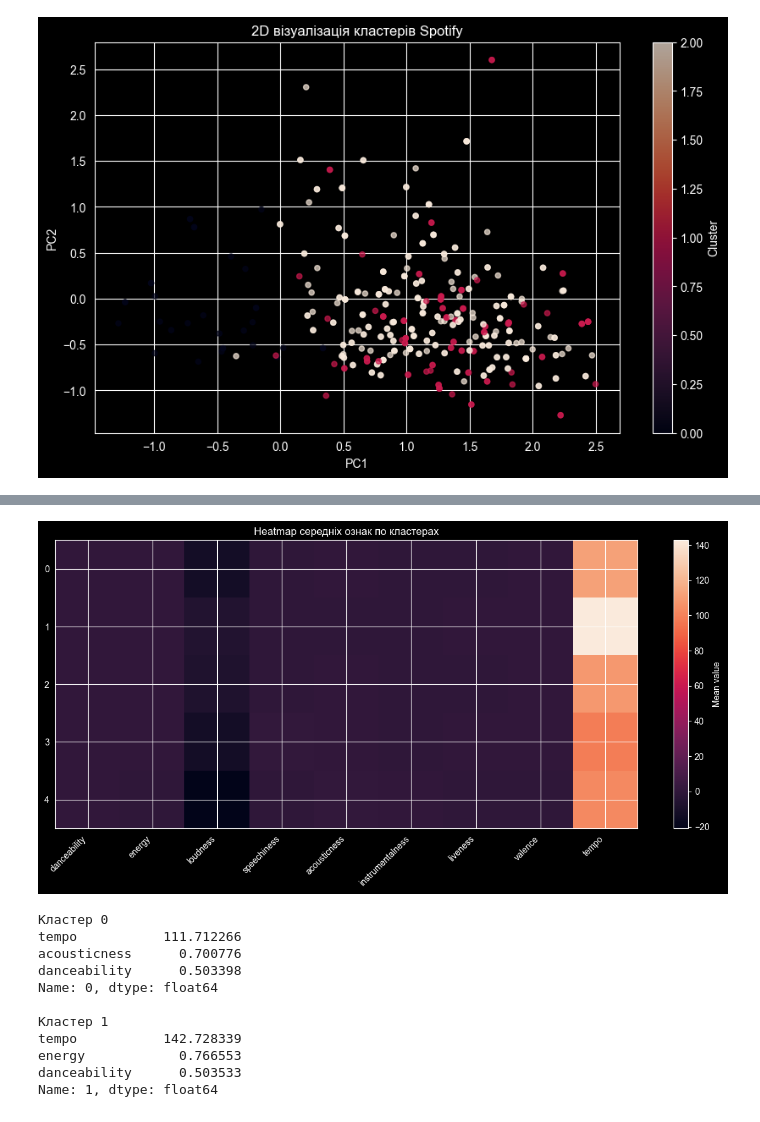
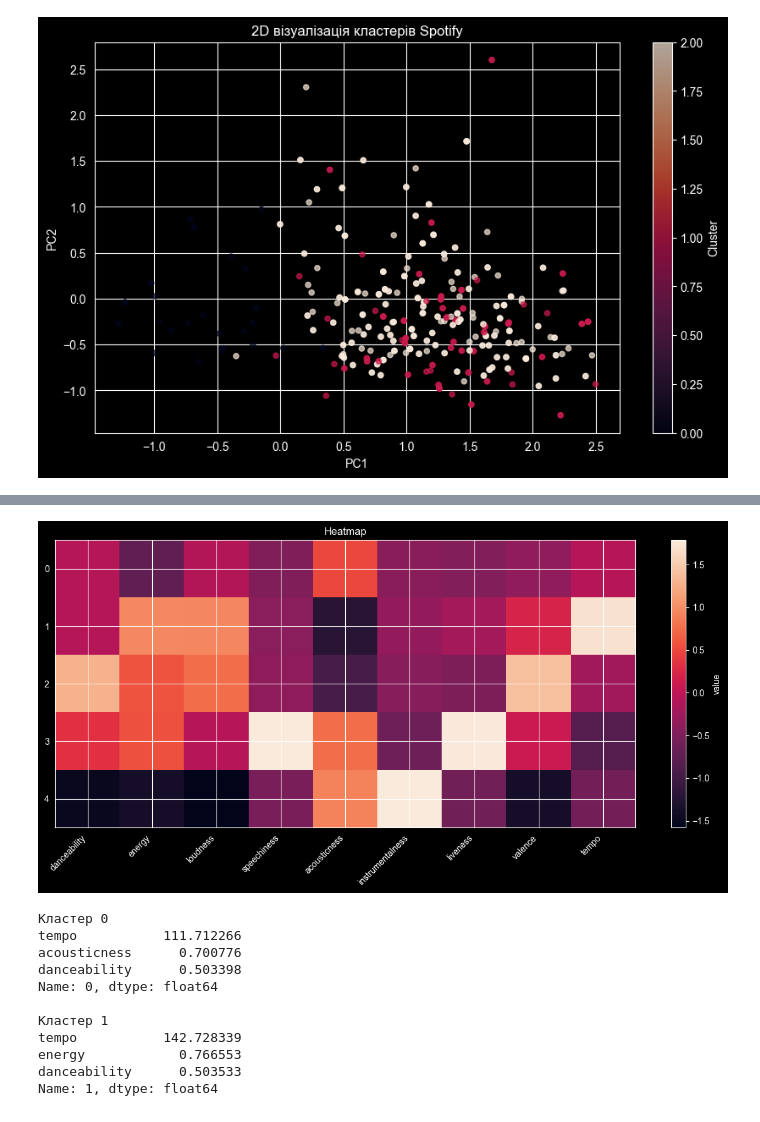
Before and after one commit to fimklay/IAD, a Jupyter notebook: Lab3/Lab3.ipynb, the cells around one changed output, grey strips where cells are left out. Cells and saved outputs as stored; diff of their text form; code cells hidden in the pictures.

```diff
--- a/Lab3/Lab3.ipynb
+++ b/Lab3/Lab3.ipynb
@@ -159,17 +159,22 @@ cluster_stats
 | 2 | 0.704371 | 0.668754 | -7.057443 | 0.104930 | 0.193868 | 0.059814 | 0.172164 | 0.638371 | ... |
 | 3 | 0.562819 | 0.663492 | -11.987054 | 0.877278 | 0.789213 | 0.001191 | 0.729041 | 0.414694 | ... |
 | 4 | 0.293137 | 0.166330 | -20.912220 | 0.045703 | 0.842787 | 0.745694 | 0.146178 | 0.155917 | ... |
+# %%
+normalized_stats = (cluster_stats - cluster_stats.mean()) / cluster_stats.std()
 # %%
 plt.figure(figsize=(12, 6))
-plt.imshow(cluster_stats, aspect="auto")
-plt.colorbar(label="Mean value")
+plt.imshow(normalized_stats, aspect="auto")
+
+plt.colorbar(label="value")
+
 plt.xticks(range(len(features)), features, rotation=45, ha="right")
-plt.yticks(range(len(cluster_stats.index)), cluster_stats.index)
-plt.title("Heatmap середніх ознак по кластерах")
+plt.yticks(range(len(normalized_stats.index)), normalized_stats.index)
+
+plt.title("Heatmap")
 plt.tight_layout()
 plt.show()
 # %% [output]
-[figure, old version]
+[figure, new version]
 # %%
 for cluster_id in cluster_stats.index:
     print(f"\nКластер {cluster_id}")
```
Also changed, not shown: parts of 1 cell of this notebook.
